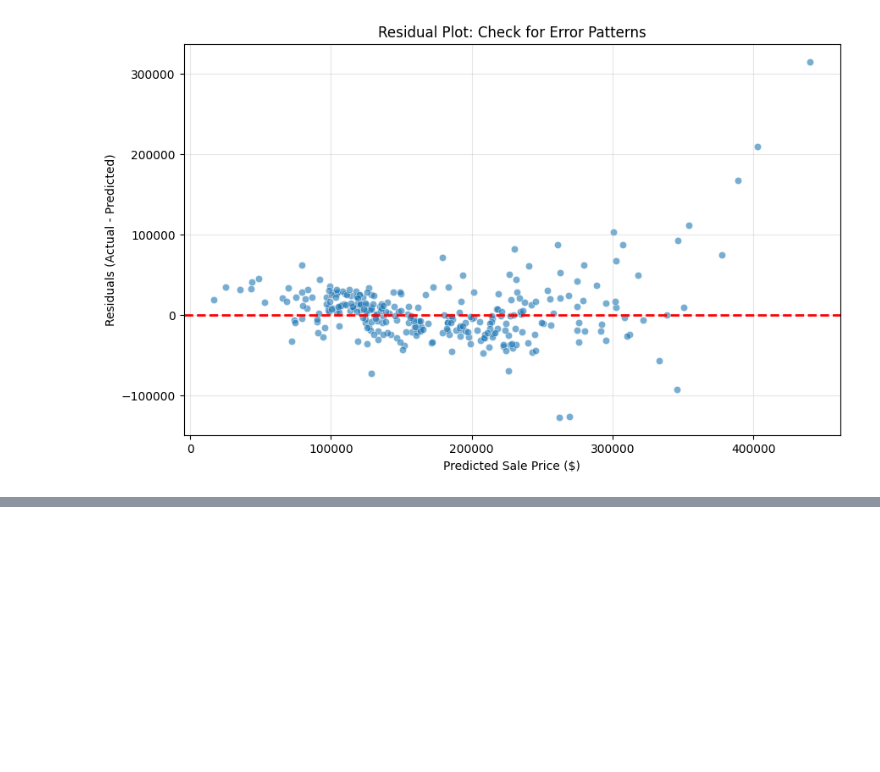
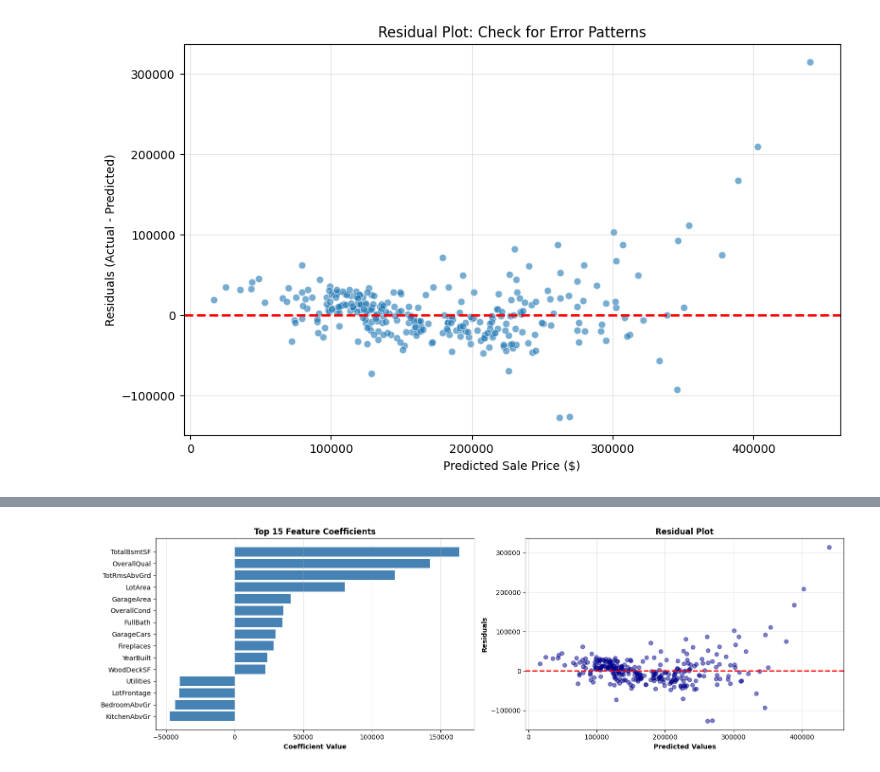
Before and after one commit to AnushkaSDBI/Chapter_2_GroupExercise2_Regression_Analysis, a Jupyter notebook: Jupyter Notebook/Chapter_2_Group_Exercise_2_Regression_Analysis_and_Feature_Selection.ipynb, the cells around one changed output, grey strips where cells are left out. Cells and saved outputs as stored; diff of their text form; code cells hidden in the pictures; blank space fills up the shorter version.

```diff
--- a/Jupyter Notebook/Chapter_2_Group_Exercise_2_Regression_Analysis_and_Feature_Selection.ipynb
+++ b/Jupyter Notebook/Chapter_2_Group_Exercise_2_Regression_Analysis_and_Feature_Selection.ipynb
@@ -369,0 +537,16 @@ plt.show()
+# %%
+# Feature Importance Analysis
+best_model = LinearRegression()
+best_model.fit(X_train, y_train)
+
+# Get coefficients
+coef_list = []
+for feat, coef in zip(X_rfe.columns, best_model.coef_):
+    coef_list.append({'Feature': feat, 'Coefficient': coef})
+coef_df = pd.DataFrame(coef_list)
+coef_df['Abs_Coef'] = coef_df['Coefficient'].abs()
+coef_df = coef_df.sort_values('Abs_Coef', ascending=False)
+
+print("\nTOP 10 MOST IMPORTANT FEATURES")
+print("="*50)
+display(coef_df.head(10)[['Feature', 'Coefficient']].round(2))
@@ -369,0 +567,27 @@ plt.show()
+# %%
+# Feature Importance Visualization
+fig, axes = plt.subplots(1, 2, figsize=(16, 5))
+
+# Left: Top 15 features by coefficient
+top_15 = coef_df.head(15).sort_values('Coefficient')
+ax1 = axes[0]
+ax1.barh(top_15['Feature'], top_15['Coefficient'], color='steelblue')
+ax1.set_xlabel('Coefficient Value', fontweight='bold')
+ax1.set_title('Top 15 Feature Coefficients', fontweight='bold')
+ax1.grid(axis='x', alpha=0.3)
+
+# Right: Residual scatter plot
+y_pred = best_model.predict(X_test)
+residuals = y_test - y_pred
+ax2 = axes[1]
+ax2.scatter(y_pred, residuals, alpha=0.5, color='darkblue')
+ax2.axhline(y=0, color='red', linestyle='--', linewidth=2)
+ax2.set_xlabel('Predicted Values', fontweight='bold')
+ax2.set_ylabel('Residuals', fontweight='bold')
+ax2.set_title('Residual Plot', fontweight='bold')
+ax2.grid(True, alpha=0.3)
+
+plt.tight_layout()
+plt.show()
+# %% [output]
+[figure, added]
```
Also changed, not shown: parts of 19 cells of this notebook, 2 other files.
